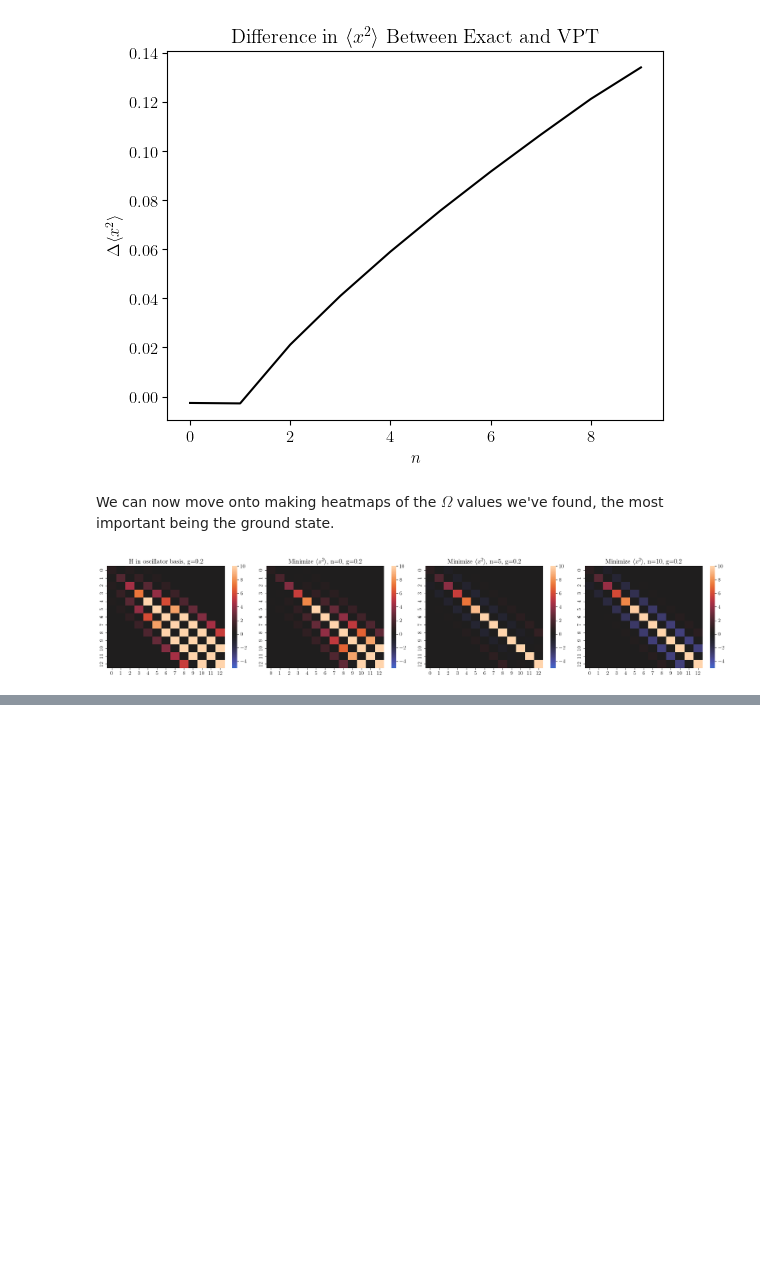
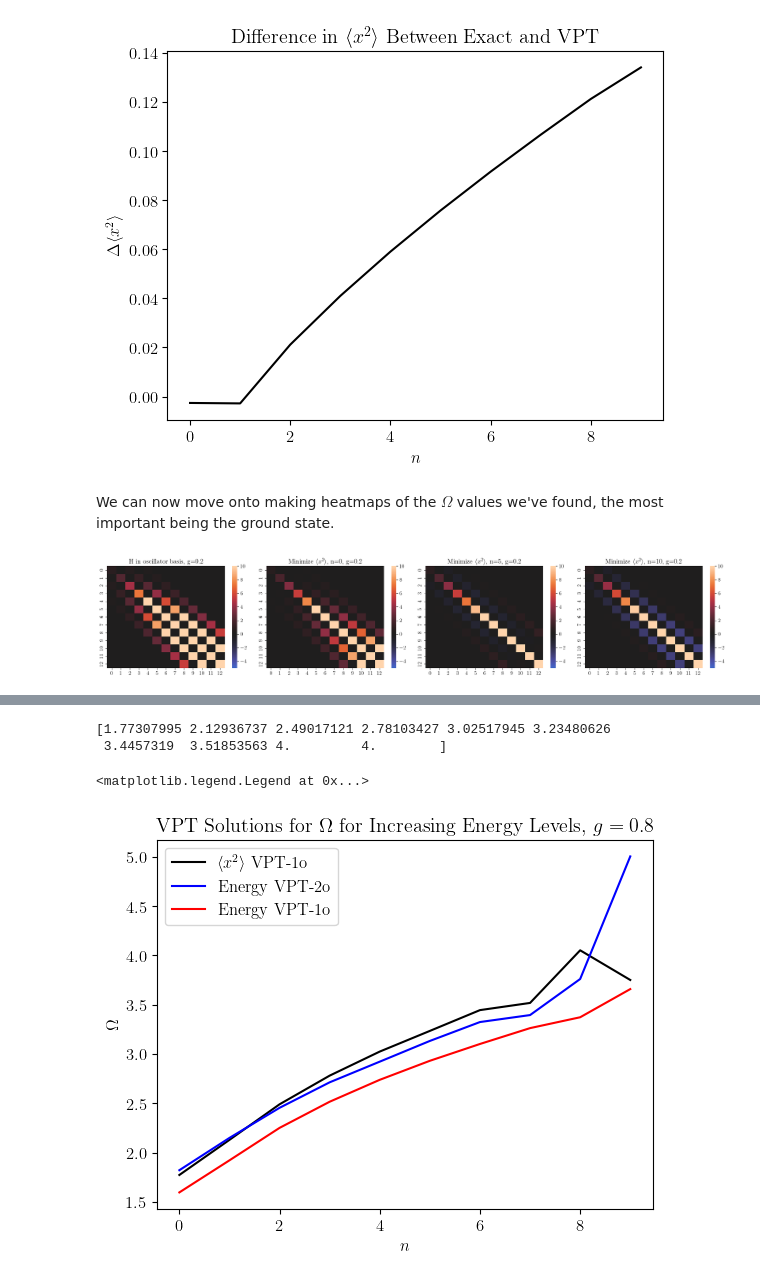
Before and after one commit to ihatebananas/Summer_Research, a Jupyter notebook: higher_energy_vpt.ipynb, the cells around one changed output, grey strips where cells are left out. Saved outputs shown, nothing was run; the diff lists cells and outputs as text; code cells hidden in the pictures; blank space fills up the shorter version.

```diff
--- a/higher_energy_vpt.ipynb
+++ b/higher_energy_vpt.ipynb
@@ -456,0 +542,34 @@ plt.show()
+# %%
+g=0.8
+n_vals = np.arange(10)
+Omega = np.zeros_like(n_vals) + 0.01 # just making sure it's not assuming it's an array of integers. It will be reassigned anyway.
+
+for i in range(len(n_vals)):
+    Omega[i] = sp.optimize.minimize(lambda x: -1.0 * x_sq_expval_1o(n_vals[i], x), x0=[1.0], bounds=[(1e-6, None)]).x[0]
+
+Omega_1o = np.zeros_like(n_vals) + 0.01
+Omega_2o = np.zeros_like(n_vals) + 0.01
+
+for i in range(len(n_vals)):
+    Omega_1o[i] = sp.optimize.minimize(lambda x: energy1o(n_vals[i], x), x0=[1.0], bounds=[(1e-6, None)]).x[0]
+    Omega_2o[i] = sp.optimize.minimize(lambda x: first_derivative_2o(n_vals[i], x), x0=[1.0], bounds=[(1e-6, None)]).x[0]
+# %%
+print(Omega)
+# %% [output]
+[1.77307995 2.12936737 2.49017121 2.78103427 3.02517945 3.23480626
+ 3.4457319  3.51853563 4.         4.        ]
+# %%
+fig = plt.figure()
+ax = fig.add_subplot(1, 1, 1)
+
+ax.plot(n_vals, Omega, color='black', label='$\\langle x^2 \\rangle$ VPT-1o')
+ax.plot(n_vals, Omega_2o, label='Energy VPT-2o', color='blue')
+ax.plot(n_vals, Omega_1o, label='Energy VPT-1o', color='red')
+
+ax.set_title(f'VPT Solutions for $\\Omega$ for Increasing Energy Levels, $g={g}$')
+ax.set_ylabel('$\\Omega$')
+ax.set_xlabel('$n$')
+ax.legend()
+# %% [output]
+<matplotlib.legend.Legend at 0x...>
+[figure, added]
```
Also changed, not shown: parts of 20 cells of this notebook.
